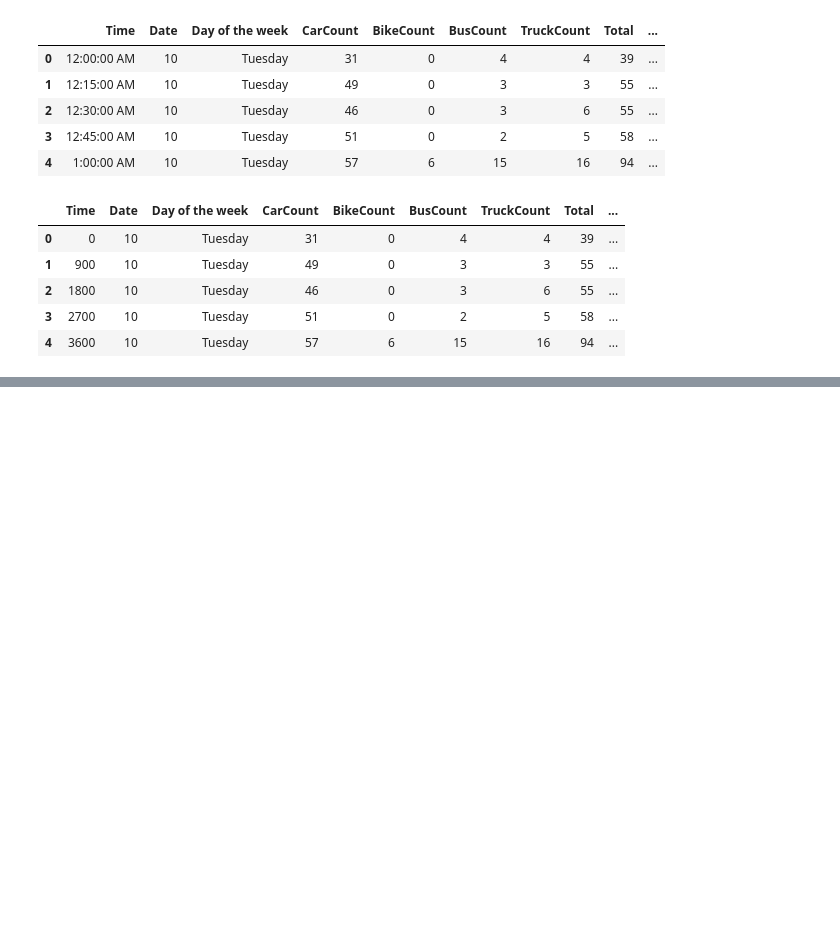
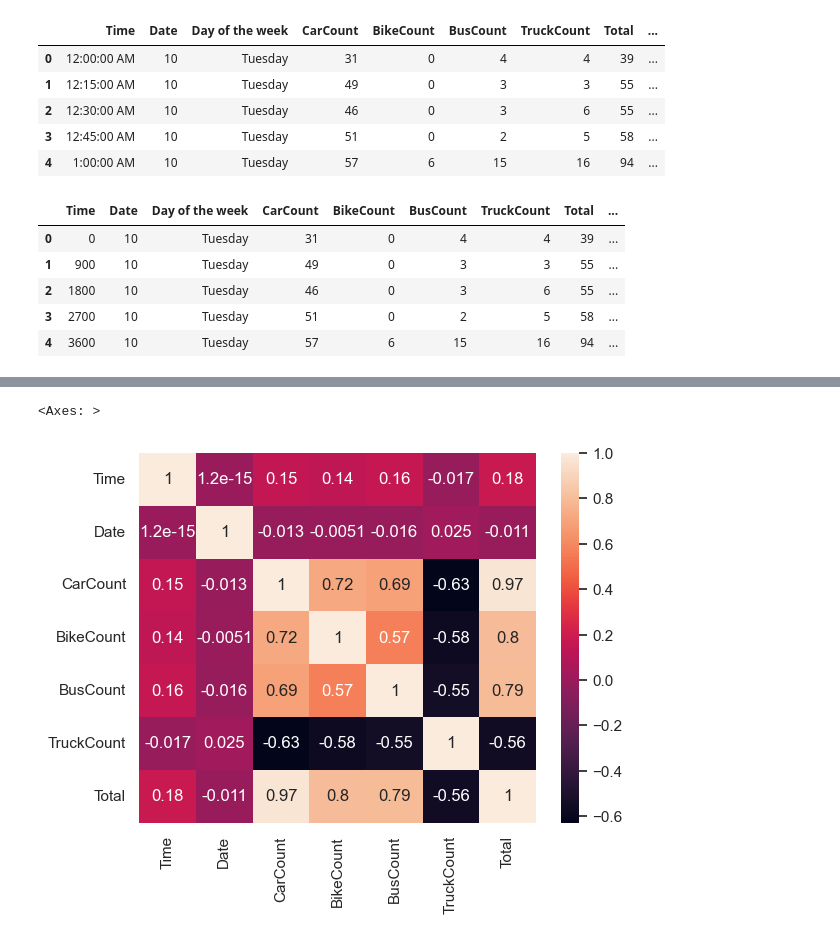
Before and after one commit to Kazeem-Bello/Traffic-Analysis, a Jupyter notebook: assignment.ipynb, the cells around one changed output, grey strips where cells are left out. Drawn from its saved outputs; the diff is of its cells as text; code cells hidden in the pictures; blank space fills up the shorter version.

```diff
--- a/assignment.ipynb
+++ b/assignment.ipynb
@@ -161,3 +164,6 @@ traffic_df.head()
 | 2 | 1800 | 10 | Tuesday | 46 | 0 | 3 | 6 | 55 | ... |
 | 3 | 2700 | 10 | Tuesday | 51 | 0 | 2 | 5 | 58 | ... |
 | 4 | 3600 | 10 | Tuesday | 57 | 6 | 15 | 16 | 94 | ... |
+# %%
+corr = traffic_df.corr()
+corr
@@ -163,0 +179,5 @@ traffic_df.head()
+# %%
+sns.heatmap(corr, annot = True)
+# %% [output]
+<Axes: >
+[figure, added]
```
Also changed, not shown: parts of 9 cells of this notebook.
